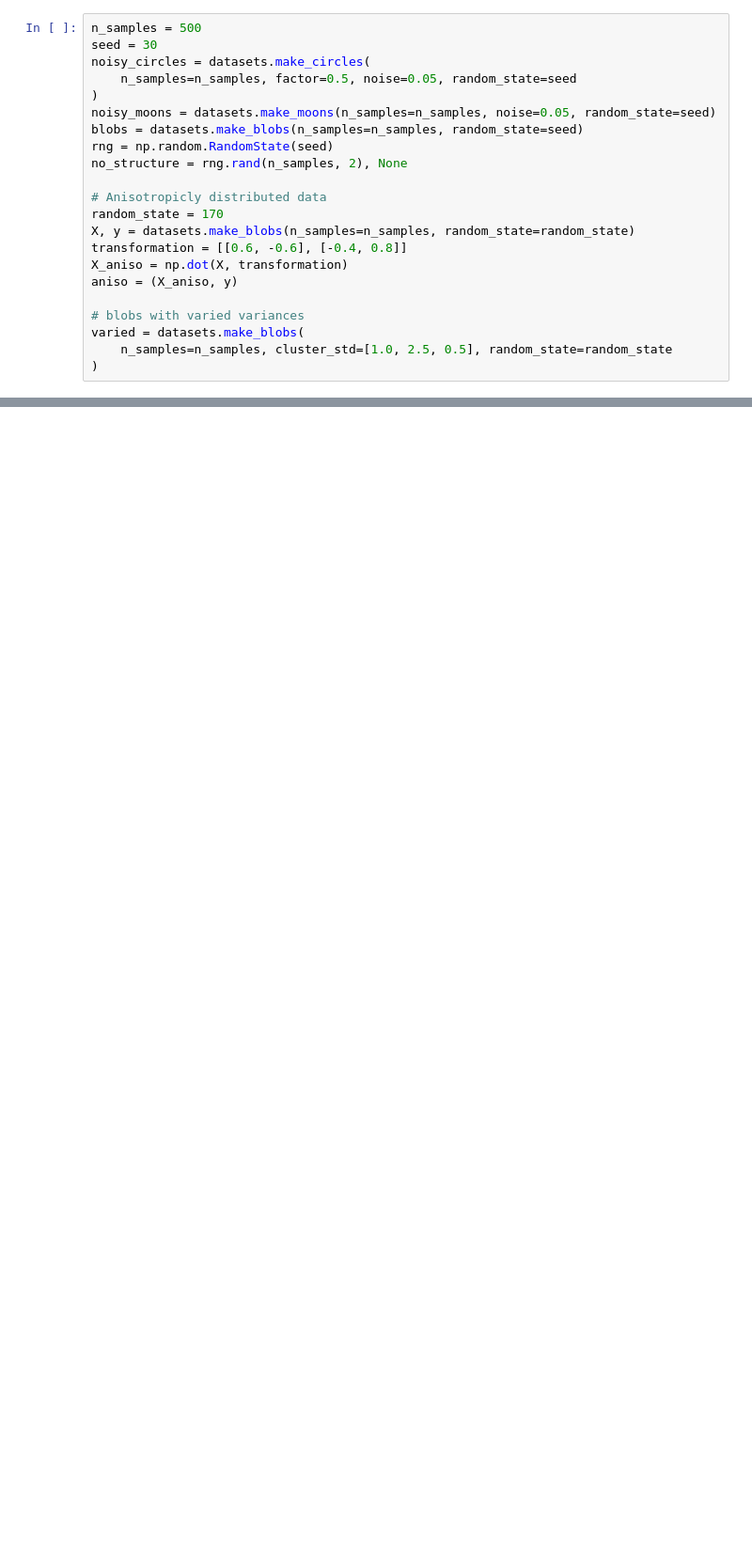
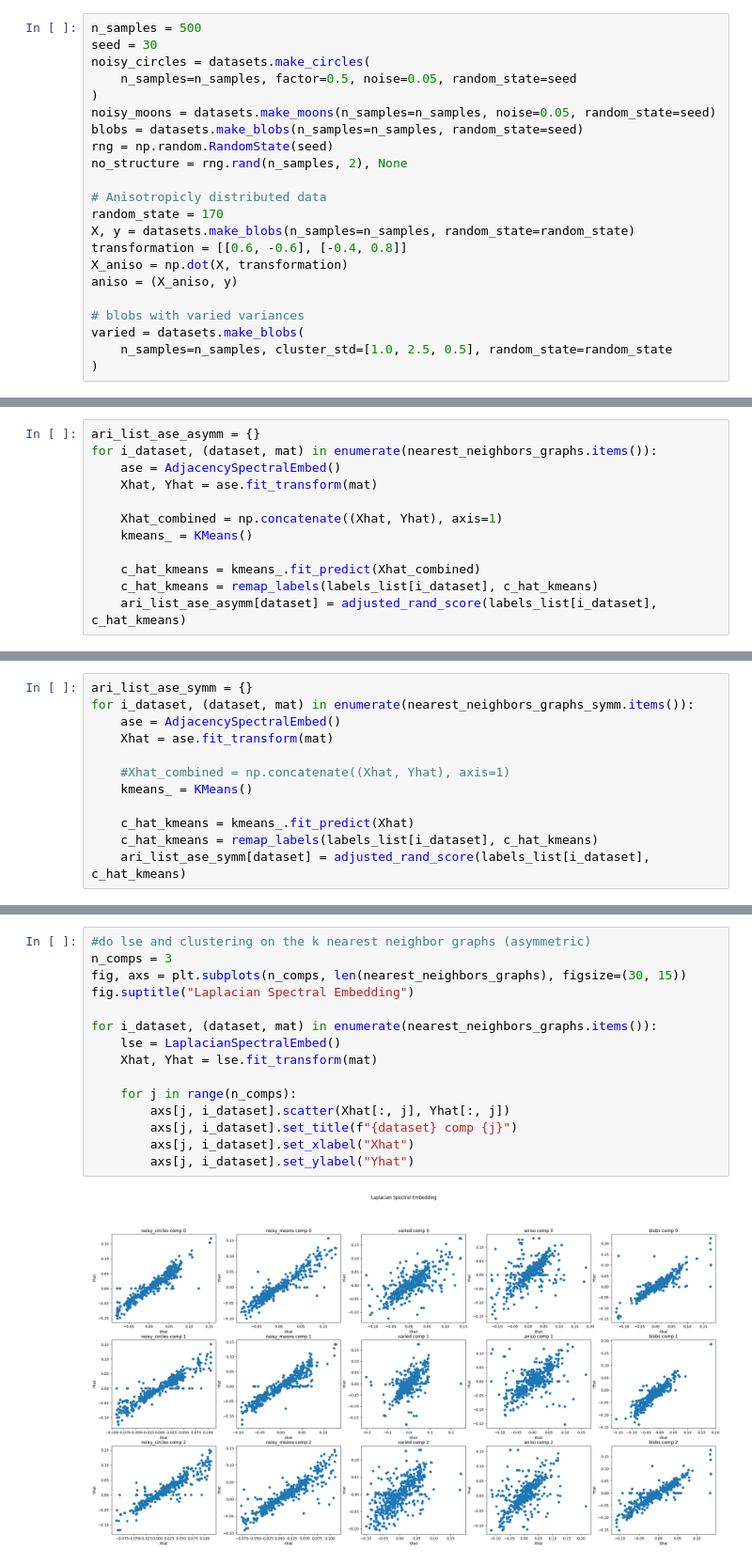
Before and after one commit to kareef928/sklearn-proj, a Jupyter notebook: kneighbors_test.ipynb, the cells around one changed output, grey strips where cells are left out. Shown at 94% size. Saved outputs shown, nothing was run; the diff lists cells and outputs as text; blank space fills up the shorter version.

```diff
--- a/kneighbors_test.ipynb
+++ b/kneighbors_test.ipynb
@@ -151,0 +206,12 @@ print(nearest_neighbors_total_count)
+# %%
+ari_list_ase_asymm = {}
+for i_dataset, (dataset, mat) in enumerate(nearest_neighbors_graphs.items()):
+    ase = AdjacencySpectralEmbed()
+    Xhat, Yhat = ase.fit_transform(mat)
+
+    Xhat_combined = np.concatenate((Xhat, Yhat), axis=1)
+    kmeans_ = KMeans()
+
+    c_hat_kmeans = kmeans_.fit_predict(Xhat_combined)
+    c_hat_kmeans = remap_labels(labels_list[i_dataset], c_hat_kmeans)
+    ari_list_ase_asymm[dataset] = adjusted_rand_score(labels_list[i_dataset], c_hat_kmeans)
@@ -151,0 +226,12 @@ print(nearest_neighbors_total_count)
+# %%
+ari_list_ase_symm = {}
+for i_dataset, (dataset, mat) in enumerate(nearest_neighbors_graphs_symm.items()):
+    ase = AdjacencySpectralEmbed()
+    Xhat = ase.fit_transform(mat)
+
+    #Xhat_combined = np.concatenate((Xhat, Yhat), axis=1)
+    kmeans_ = KMeans()
+
+    c_hat_kmeans = kmeans_.fit_predict(Xhat)
+    c_hat_kmeans = remap_labels(labels_list[i_dataset], c_hat_kmeans)
+    ari_list_ase_symm[dataset] = adjusted_rand_score(labels_list[i_dataset], c_hat_kmeans)
@@ -151,0 +246,17 @@ print(nearest_neighbors_total_count)
+# %%
+#do lse and clustering on the k nearest neighbor graphs (asymmetric)
+n_comps = 3
+fig, axs = plt.subplots(n_comps, len(nearest_neighbors_graphs), figsize=(30, 15))
+fig.suptitle("Laplacian Spectral Embedding")
+
+for i_dataset, (dataset, mat) in enumerate(nearest_neighbors_graphs.items()):
+    lse = LaplacianSpectralEmbed()
+    Xhat, Yhat = lse.fit_transform(mat)
+
+    for j in range(n_comps):
+        axs[j, i_dataset].scatter(Xhat[:, j], Yhat[:, j])
+        axs[j, i_dataset].set_title(f"{dataset} comp {j}")
+        axs[j, i_dataset].set_xlabel("Xhat")
+        axs[j, i_dataset].set_ylabel("Yhat")
+# %% [output]
+[figure, added]
```
Also changed, not shown: parts of 29 cells of this notebook.
